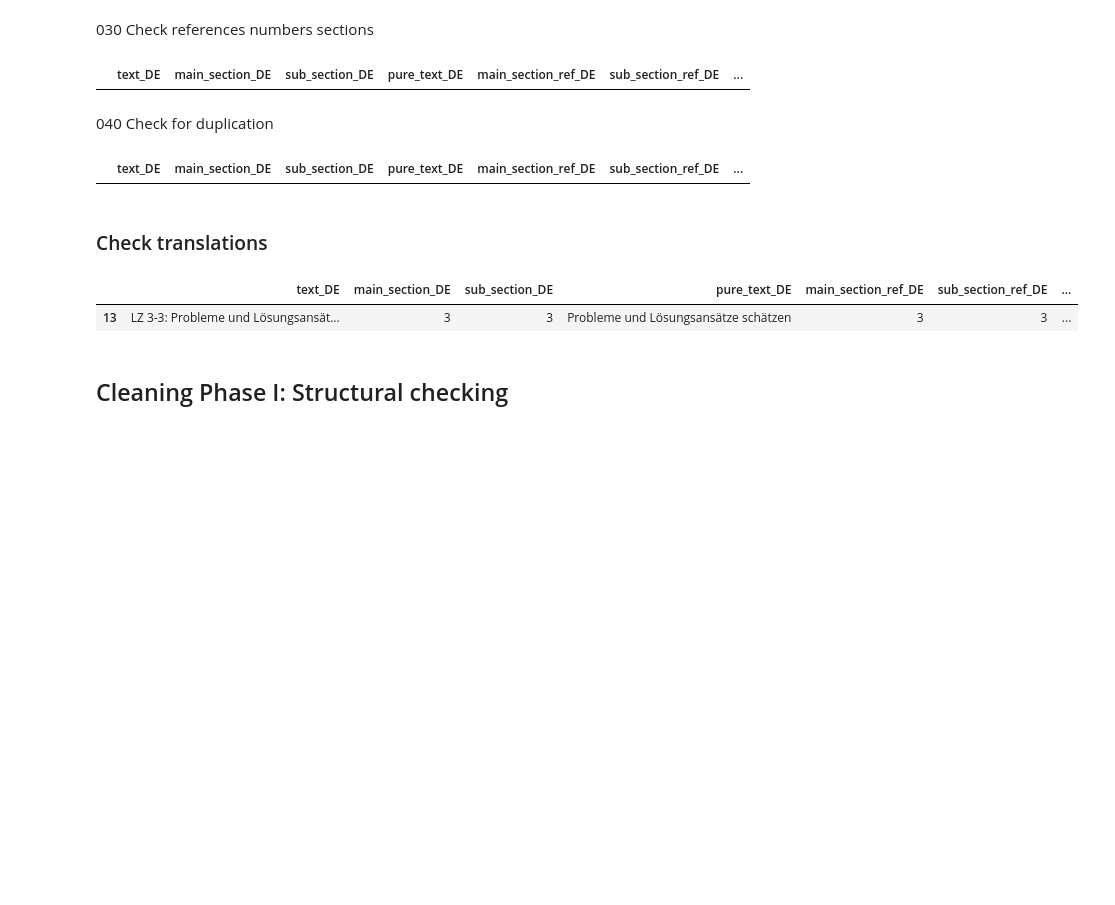
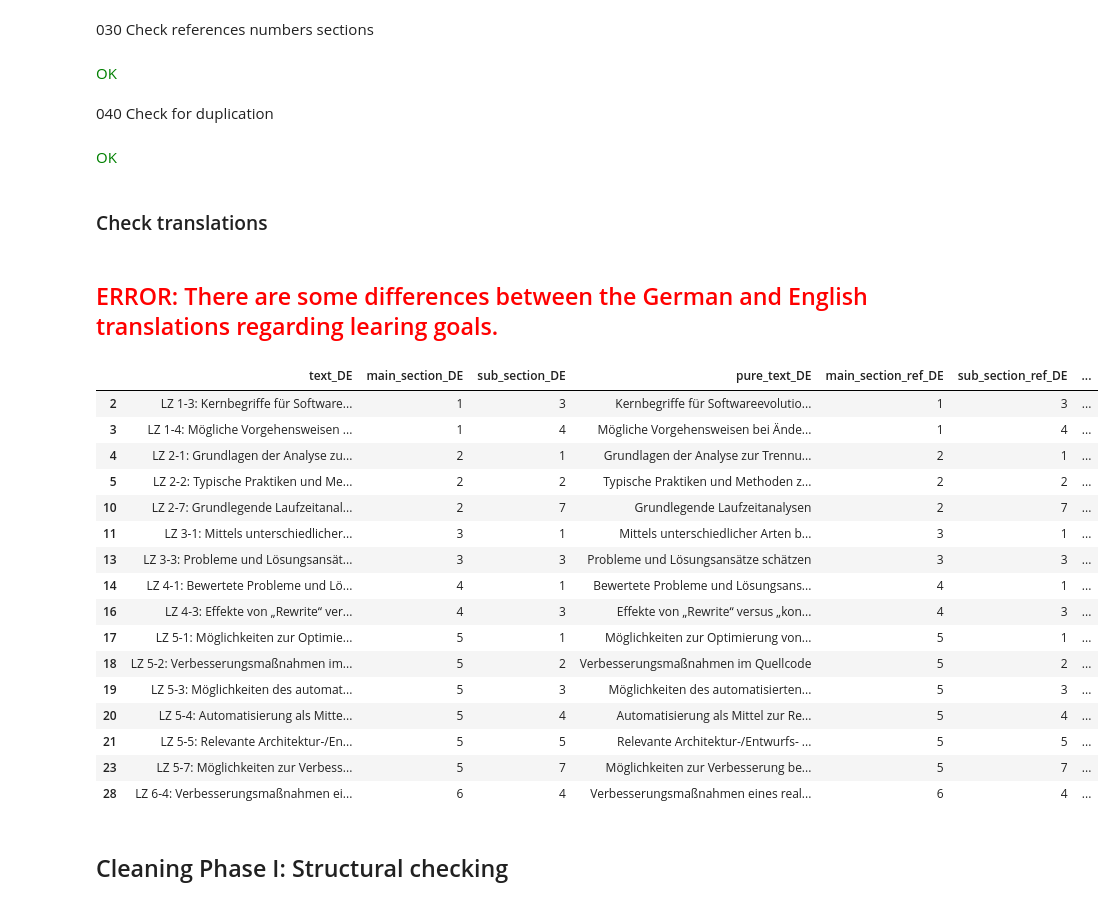
Before and after one commit to isaqb-org/curriculum-improve, a Jupyter notebook: notebooks/CurriculumCorrector.ipynb, the cells around one changed output. Saved outputs shown, nothing was run; the diff lists cells and outputs as text; code cells hidden in the pictures; blank space fills up the shorter version.

```diff
--- a/notebooks/CurriculumCorrector.ipynb
+++ b/notebooks/CurriculumCorrector.ipynb
@@ -143,2 +156,11 @@ def check_translations(df, column_DE="text_DE", column_EN="text_EN", cache_filep
+# %%
+from IPython.display import display, HTML
+
+def check(result, error_message="unknown"):
+    if not len(result) == 0:
+        display(HTML(f'<h2><span style="color: red;">ERROR: {error_message}</h2></b>'))
+        show(result)
+    else:
+        display(HTML(f'<span style="color: green;">OK</span>'))
 # %% [markdown]
 ## Data input
@@ -271,28 +284,49 @@ lgs[lgs['sub_section_DE'] != lgs['sub_section_EN']]
 # %% [markdown]
 030 Check references numbers sections
 # %%
-lgs[
-    (lgs['main_section_DE'] != lgs['main_section_ref_DE']) | \
-    (lgs['sub_section_DE'] != lgs['sub_section_ref_DE']) | \
-    (lgs['main_section_EN'] != lgs['main_section_ref_EN']) | \
+check(
+    lgs[
+    (lgs['main_section_DE'] != lgs['main_section_ref_DE']) |
+    (lgs['sub_section_DE'] != lgs['sub_section_ref_DE']) |
+    (lgs['main_section_EN'] != lgs['main_section_ref_EN']) |
     (lgs['sub_section_EN'] != lgs['sub_section_ref_EN'])
-    ]
+    ],
+    "References above section numbers don't fit."
+)
 # %% [output]
-|  | text_DE | main_section_DE | sub_section_DE | pure_text_DE | main_section_ref_DE | sub_section_ref_DE | ... |
+OK
 # %% [markdown]
 040 Check for duplication
 # %%
-lgs[lgs.duplicated(keep=False, subset=["main_section_DE", "sub_section_DE"])]
+check(
+    lgs[lgs.duplicated(keep=False, subset=["main_section_DE", "sub_section_DE"])],
+    "There are secions that have the same numbers at different places.")
 # %% [output]
-|  | text_DE | main_section_DE | sub_section_DE | pure_text_DE | main_section_ref_DE | sub_section_ref_DE | ... |
+OK
 # %% [markdown]
 ### Check translations
 # %%
-checked_lgs = check_translations(lgs, "pure_text_DE", "pure_text_EN")
-checked_lgs[checked_lgs['correctness'] <= 0.7]
+checked_lgs = check_translations(lgs, "pure_text_DE", "pure_text_EN", "lg_results.csv")
+check(checked_lgs[checked_lgs['correctness'] <= 0.9], "There are some differences between the German and English translations regarding learing goals.")
 # %% [output]
+ERROR: There are some differences between the German and English translations regarding learing goals.
 |  | text_DE | main_section_DE | sub_section_DE | pure_text_DE | main_section_ref_DE | sub_section_ref_DE | ... |
+| 2 | LZ 1-3: Kernbegriffe für Software... | 1 | 3 | Kernbegriffe für Softwareevolutio... | 1 | 3 | ... |
+| 3 | LZ 1-4: Mögliche Vorgehensweisen ... | 1 | 4 | Mögliche Vorgehensweisen bei Ände... | 1 | 4 | ... |
+| 4 | LZ 2-1: Grundlagen der Analyse zu... | 2 | 1 | Grundlagen der Analyse zur Trennu... | 2 | 1 | ... |
+| 5 | LZ 2-2: Typische Praktiken und Me... | 2 | 2 | Typische Praktiken und Methoden z... | 2 | 2 | ... |
+| 10 | LZ 2-7: Grundlegende Laufzeitanal... | 2 | 7 | Grundlegende Laufzeitanalysen | 2 | 7 | ... |
+| 11 | LZ 3-1: Mittels unterschiedlicher... | 3 | 1 | Mittels unterschiedlicher Arten b... | 3 | 1 | ... |
 | 13 | LZ 3-3: Probleme und Lösungsansät... | 3 | 3 | Probleme und Lösungsansätze schätzen | 3 | 3 | ... |
+| 14 | LZ 4-1: Bewertete Probleme und Lö... | 4 | 1 | Bewertete Probleme und Lösungsans... | 4 | 1 | ... |
+| 16 | LZ 4-3: Effekte von „Rewrite“ ver... | 4 | 3 | Effekte von „Rewrite“ versus „kon... | 4 | 3 | ... |
+| 17 | LZ 5-1: Möglichkeiten zur Optimie... | 5 | 1 | Möglichkeiten zur Optimierung von... | 5 | 1 | ... |
+| 18 | LZ 5-2: Verbesserungsmaßnahmen im... | 5 | 2 | Verbesserungsmaßnahmen im Quellcode | 5 | 2 | ... |
+| 19 | LZ 5-3: Möglichkeiten des automat... | 5 | 3 | Möglichkeiten des automatisierten... | 5 | 3 | ... |
+| 20 | LZ 5-4: Automatisierung als Mitte... | 5 | 4 | Automatisierung als Mittel zur Re... | 5 | 4 | ... |
+| 21 | LZ 5-5: Relevante Architektur-/En... | 5 | 5 | Relevante Architektur-/Entwurfs- ... | 5 | 5 | ... |
+| 23 | LZ 5-7: Möglichkeiten zur Verbess... | 5 | 7 | Möglichkeiten zur Verbesserung be... | 5 | 7 | ... |
+| 28 | LZ 6-4: Verbesserungsmaßnahmen ei... | 6 | 4 | Verbesserungsmaßnahmen eines real... | 6 | 4 | ... |
 # %% [markdown]
 ## Cleaning Phase I: Structural checking
 # %% [markdown]
```
Also changed, not shown: parts of 27 cells of this notebook.
